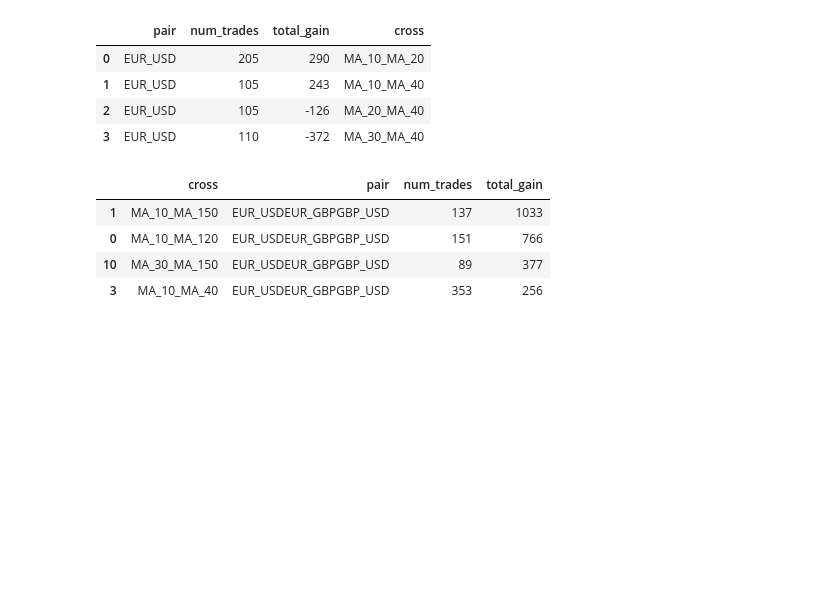
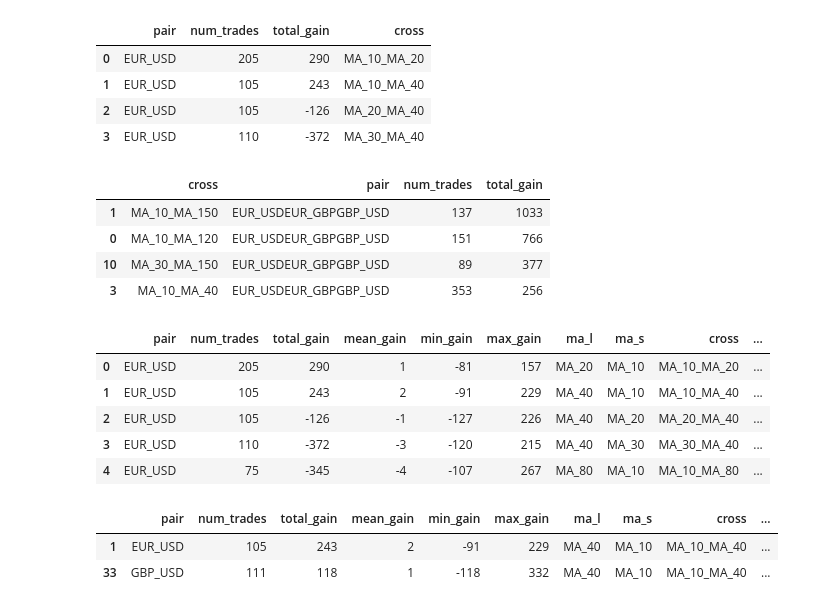
Before and after one commit to mattyapers/ForexTrading, a Jupyter notebook: exploration/MA_Cross_An.ipynb, the cells around one changed output. Cells and saved outputs as stored; diff of their text form; code cells hidden in the pictures; blank space fills up the shorter version.

```diff
--- a/exploration/MA_Cross_An.ipynb
+++ b/exploration/MA_Cross_An.ipynb
@@ -39,4 +39,11 @@ df_cross_gr.head(4)
 | 10 | MA_30_MA_150 | EUR_USDEUR_GBPGBP_USD | 89 | 377 |
 | 3 | MA_10_MA_40 | EUR_USDEUR_GBPGBP_USD | 353 | 256 |
 # %%
-df_ma_res_h1[]
+df_ma_res_h1.head()
+# %% [output]
+|  | pair | num_trades | total_gain | mean_gain | min_gain | max_gain | ma_l | ma_s | cross | ... |
+| 0 | EUR_USD | 205 | 290 | 1 | -81 | 157 | MA_20 | MA_10 | MA_10_MA_20 | ... |
+| 1 | EUR_USD | 105 | 243 | 2 | -91 | 229 | MA_40 | MA_10 | MA_10_MA_40 | ... |
+| 2 | EUR_USD | 105 | -126 | -1 | -127 | 226 | MA_40 | MA_20 | MA_20_MA_40 | ... |
+| 3 | EUR_USD | 110 | -372 | -3 | -120 | 215 | MA_40 | MA_30 | MA_30_MA_40 | ... |
+| 4 | EUR_USD | 75 | -345 | -4 | -107 | 267 | MA_80 | MA_10 | MA_10_MA_80 | ... |
@@ -42,0 +54,6 @@ df_ma_res_h1[]
+# %%
+temp[temp['total_gain'] > 0]
+# %% [output]
+|  | pair | num_trades | total_gain | mean_gain | min_gain | max_gain | ma_l | ma_s | cross | ... |
+| 1 | EUR_USD | 105 | 243 | 2 | -91 | 229 | MA_40 | MA_10 | MA_10_MA_40 | ... |
+| 33 | GBP_USD | 111 | 118 | 1 | -118 | 332 | MA_40 | MA_10 | MA_10_MA_40 | ... |
```
Also changed, not shown: parts of 9 cells of this notebook.
